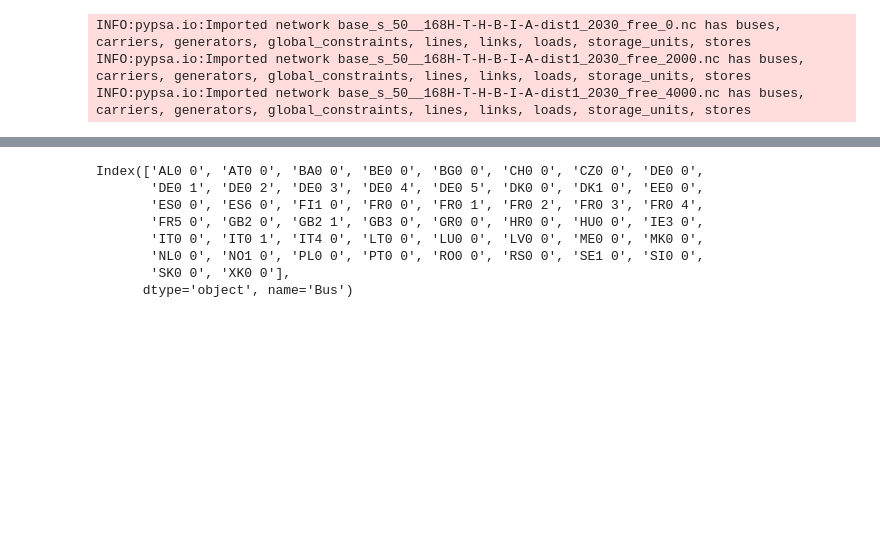
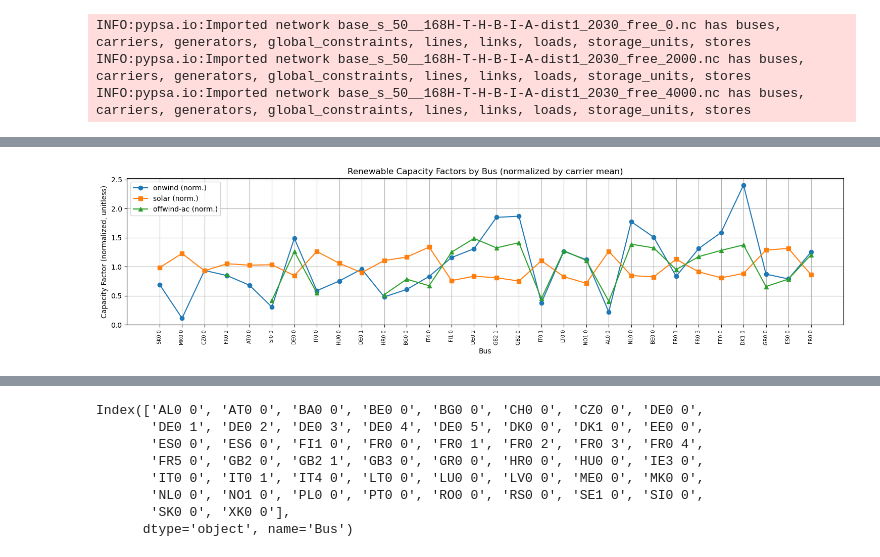
Before and after one commit to LukasFrankenQ/resilient-pypsa-eur, a Jupyter notebook: notebooks/spatial_correlation.ipynb, the cells around one changed output, grey strips where cells are left out. Cells and saved outputs as stored; diff of their text form; code cells hidden in the pictures; blank space fills up the shorter version.

```diff
--- a/notebooks/spatial_correlation.ipynb
+++ b/notebooks/spatial_correlation.ipynb
@@ -533,2 +634,14 @@ for n, wiggle in zip(
 # %%
-lcohs
+def first_gas_col(row):
+    for i, val in enumerate(row):
+        if isinstance(val, str) and 'gas' in val:
+            return i
+    return len(row)  # Put rows with no 'gas' at the end
+
+mode = 'rural'
+
+ms = bus_majority_supply.loc[idx[:, mode + ' heat'], :]
+ms.index = ms.index.get_level_values(0)
+ms = ms.copy()
+sorted_indices = ms.apply(first_gas_col, axis=1).sort_values().index
+ms = ms.loc[sorted_indices]
@@ -551,0 +648,3 @@ stats = n.statistics(groupby=['bus', 'bus_carrier', 'carrier'])
+# %%
+tech_colors['rural ground heat pump'] = tech_colors['ground heat pump']
+tech_colors['rural resistive heater'] = tech_colors['resistive heater']
@@ -551,0 +775,61 @@ stats = n.statistics(groupby=['bus', 'bus_carrier', 'carrier'])
+# %%
+renewable_carriers = ['onwind', 'solar', 'offwind-ac']
+cf_by_bus_and_carrier = {carrier: [] for carrier in renewable_carriers}
+bus_labels = []
+
+# Retrieve global average CF for each carrier for normalization
+norm_factors = {}
+for carrier in renewable_carriers:
+    carrier_cols = [col for col in n.generators_t.p_max_pu.columns if col.endswith(carrier)]
+    carrier_vals = []
+    for col in carrier_cols:
+        val = n.generators_t.p_max_pu[col].mean()
+        if not np.isnan(val):
+            carrier_vals.append(val)
+    if carrier_vals:
+        norm_factors[carrier] = np.nanmean(carrier_vals)
+    else:
+        norm_factors[carrier] = 1.0  # fallback if there's no data
+
+for bus in ms_sorted.index:
+    values_found = False
+    for carrier in renewable_carriers:
+        gen_name = f"{bus} 0 {carrier}"
+        if gen_name in n.generators_t.p_max_pu.columns:
+            cf = n.generators_t.p_max_pu[gen_name].mean()
+            # Normalize the capacity factor by the mean for this carrier
+            norm_cf = cf / norm_factors[carrier] if norm_factors[carrier] != 0 else np.nan
+            cf_by_bus_and_carrier[carrier].append(norm_cf)
+            values_found = True
+        else:
+            cf_by_bus_and_carrier[carrier].append(np.nan)
+    bus_labels.append(bus)  # Keep all bus labels for xticks, even if all NaN
+
+fig, ax = plt.subplots(1, 1, figsize=(15, 4))
+
+for carrier, marker, color in zip(
+    renewable_carriers,
+    ['o', 's', '^'],
+    ['tab:blue', 'tab:orange', 'tab:green']
+):
+    cfs = np.array(cf_by_bus_and_carrier[carrier])
+    ax.plot(
+        range(len(bus_labels)),
+        cfs,
+        label=carrier + " (norm.)",
+        marker=marker,
+        color=color,
+        linestyle='-'
+    )
+
+ax.set_xticks(range(len(bus_labels)))
+ax.set_xticklabels(bus_labels, rotation=90, fontsize=7)
+ax.set_ylabel('Capacity Factor (normalized, unitless)')
+ax.set_xlabel('Bus')
+ax.set_title('Renewable Capacity Factors by Bus (normalized by carrier mean)')
+ax.legend()
+ax.grid(True)
+plt.tight_layout()
+plt.show()
+# %% [output]
+[figure, added]
```
Also changed, not shown: parts of 13 cells of this notebook, 1 other file.
